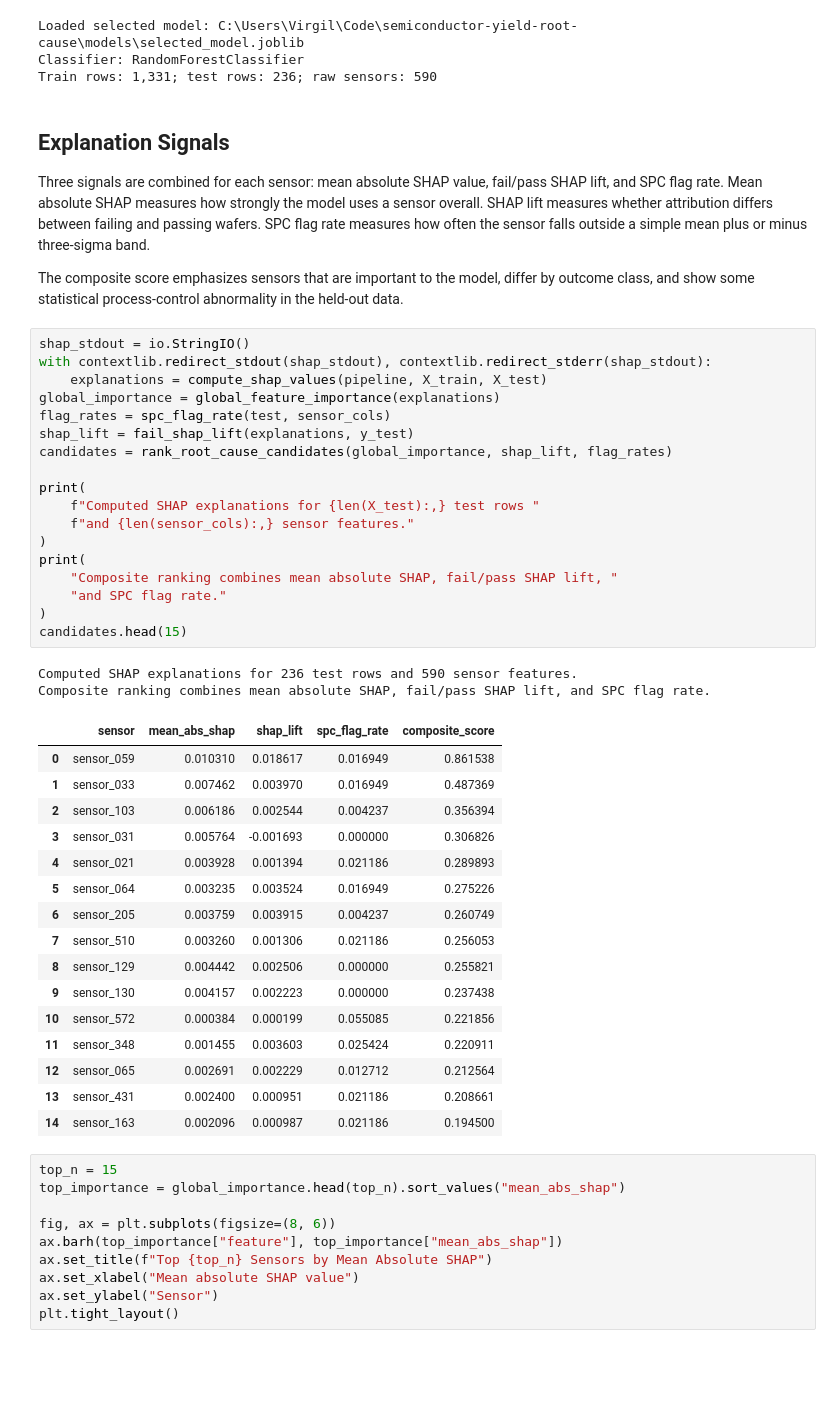
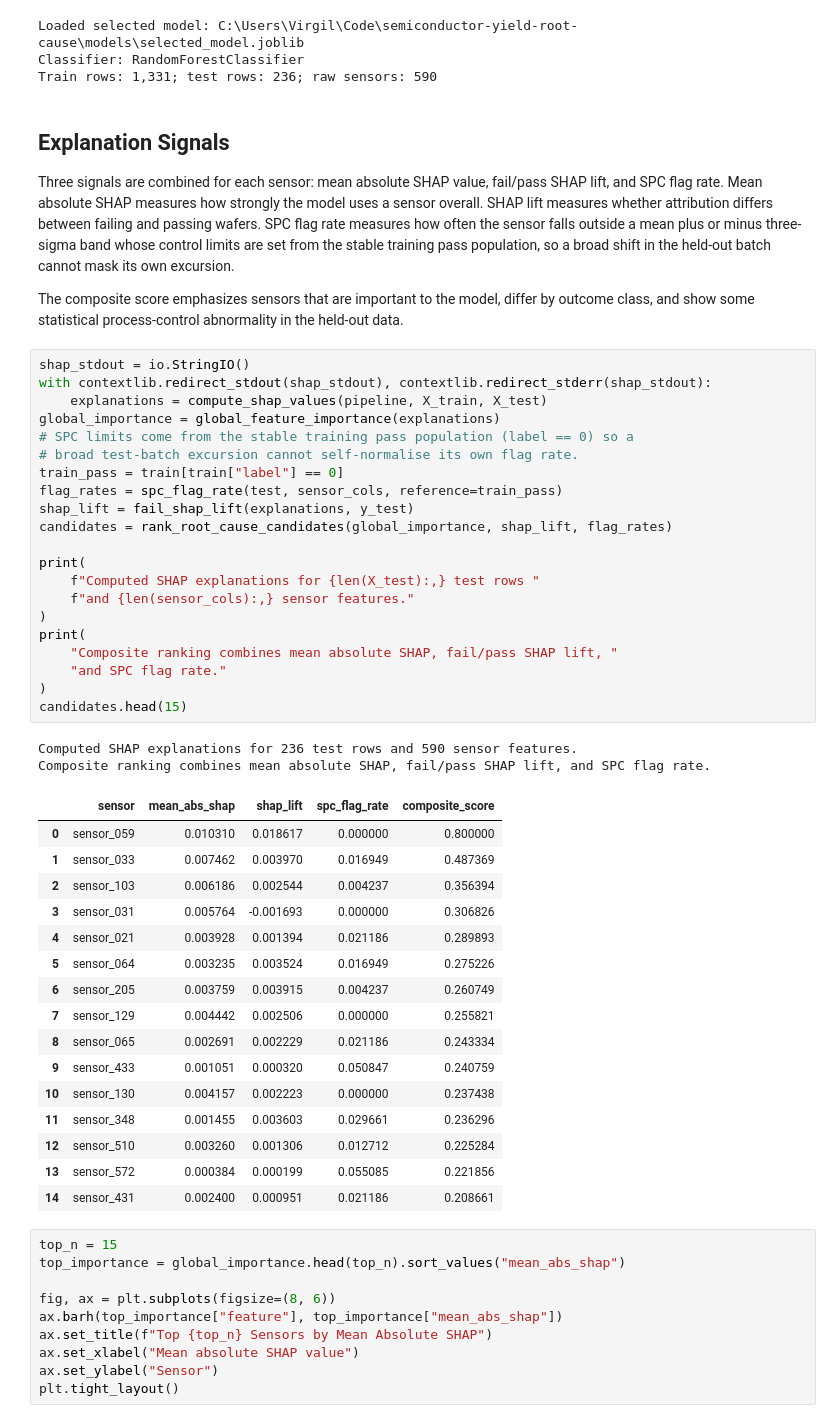
Before and after one commit to virgil-castillo/semiconductor-yield-root-cause, a Jupyter notebook: notebooks/05_root_cause_analysis.ipynb, the cells around one changed output. Saved outputs shown, nothing was run; the diff lists cells and outputs as text; blank space fills up the shorter version.

```diff
--- a/notebooks/05_root_cause_analysis.ipynb
+++ b/notebooks/05_root_cause_analysis.ipynb
@@ -73,46 +73,49 @@ Train rows: 1,331; test rows: 236; raw sensors: 590
 # %% [markdown]
 ## Explanation Signals
 
-Three signals are combined for each sensor: mean absolute SHAP value, fail/pass SHAP lift, and SPC flag rate. Mean absolute SHAP measures how strongly the model uses a sensor overall. SHAP lift measures whether attribution differs between failing and passing wafers. SPC flag rate measures how often the sensor falls outside a simple mean plus or minus three-sigma band.
+Three signals are combined for each sensor: mean absolute SHAP value, fail/pass SHAP lift, and SPC flag rate. Mean absolute SHAP measures how strongly the model uses a sensor overall. SHAP lift measures whether attribution differs between failing and passing wafers. SPC flag rate measures how often the sensor falls outside a mean plus or minus three-sigma band whose control limits are set from the stable training pass population, so a broad shift in the held-out batch cannot mask its own excursion.
 
 The composite score emphasizes sensors that are important to the model, differ by outcome class, and show some statistical process-control abnormality in the held-out data.
 # %%
 shap_stdout = io.StringIO()
 with contextlib.redirect_stdout(shap_stdout), contextlib.redirect_stderr(shap_stdout):
     explanations = compute_shap_values(pipeline, X_train, X_test)
 global_importance = global_feature_importance(explanations)
-flag_rates = spc_flag_rate(test, sensor_cols)
+# SPC limits come from the stable training pass population (label == 0) so a
+# broad test-batch excursion cannot self-normalise its own flag rate.
+train_pass = train[train["label"] == 0]
+flag_rates = spc_flag_rate(test, sensor_cols, reference=train_pass)
 shap_lift = fail_shap_lift(explanations, y_test)
 candidates = rank_root_cause_candidates(global_importance, shap_lift, flag_rates)
 
 print(
     f"Computed SHAP explanations for {len(X_test):,} test rows "
     f"and {len(sensor_cols):,} sensor features."
 )
 print(
     "Composite ranking combines mean absolute SHAP, fail/pass SHAP lift, "
     "and SPC flag rate."
 )
 candidates.head(15)
 # %% [output]
 Computed SHAP explanations for 236 test rows and 590 sensor features.
 Composite ranking combines mean absolute SHAP, fail/pass SHAP lift, and SPC flag rate.
 |  | sensor | mean_abs_shap | shap_lift | spc_flag_rate | composite_score |
-| 0 | sensor_059 | 0.010310 | 0.018617 | 0.016949 | 0.861538 |
+| 0 | sensor_059 | 0.010310 | 0.018617 | 0.000000 | 0.800000 |
 | 1 | sensor_033 | 0.007462 | 0.003970 | 0.016949 | 0.487369 |
 | 2 | sensor_103 | 0.006186 | 0.002544 | 0.004237 | 0.356394 |
 | 3 | sensor_031 | 0.005764 | -0.001693 | 0.000000 | 0.306826 |
 | 4 | sensor_021 | 0.003928 | 0.001394 | 0.021186 | 0.289893 |
 | 5 | sensor_064 | 0.003235 | 0.003524 | 0.016949 | 0.275226 |
 | 6 | sensor_205 | 0.003759 | 0.003915 | 0.004237 | 0.260749 |
-| 7 | sensor_510 | 0.003260 | 0.001306 | 0.021186 | 0.256053 |
-| 8 | sensor_129 | 0.004442 | 0.002506 | 0.000000 | 0.255821 |
-| 9 | sensor_130 | 0.004157 | 0.002223 | 0.000000 | 0.237438 |
-| 10 | sensor_572 | 0.000384 | 0.000199 | 0.055085 | 0.221856 |
-| 11 | sensor_348 | 0.001455 | 0.003603 | 0.025424 | 0.220911 |
-| 12 | sensor_065 | 0.002691 | 0.002229 | 0.012712 | 0.212564 |
-| 13 | sensor_431 | 0.002400 | 0.000951 | 0.021186 | 0.208661 |
-| 14 | sensor_163 | 0.002096 | 0.000987 | 0.021186 | 0.194500 |
+| 7 | sensor_129 | 0.004442 | 0.002506 | 0.000000 | 0.255821 |
+| 8 | sensor_065 | 0.002691 | 0.002229 | 0.021186 | 0.243334 |
+| 9 | sensor_433 | 0.001051 | 0.000320 | 0.050847 | 0.240759 |
+| 10 | sensor_130 | 0.004157 | 0.002223 | 0.000000 | 0.237438 |
+| 11 | sensor_348 | 0.001455 | 0.003603 | 0.029661 | 0.236296 |
+| 12 | sensor_510 | 0.003260 | 0.001306 | 0.012712 | 0.225284 |
+| 13 | sensor_572 | 0.000384 | 0.000199 | 0.055085 | 0.221856 |
+| 14 | sensor_431 | 0.002400 | 0.000951 | 0.021186 | 0.208661 |
 # %%
 top_n = 15
 top_importance = global_importance.head(top_n).sort_values("mean_abs_shap")
```
Also changed, not shown: parts of 3 cells of this notebook, 7 other files.
